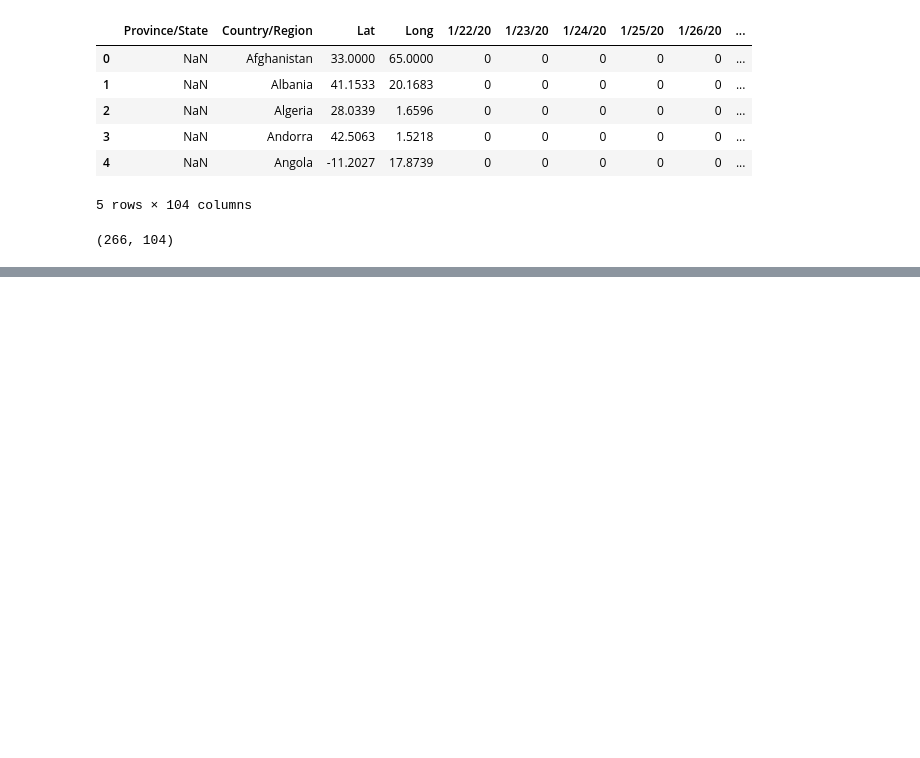
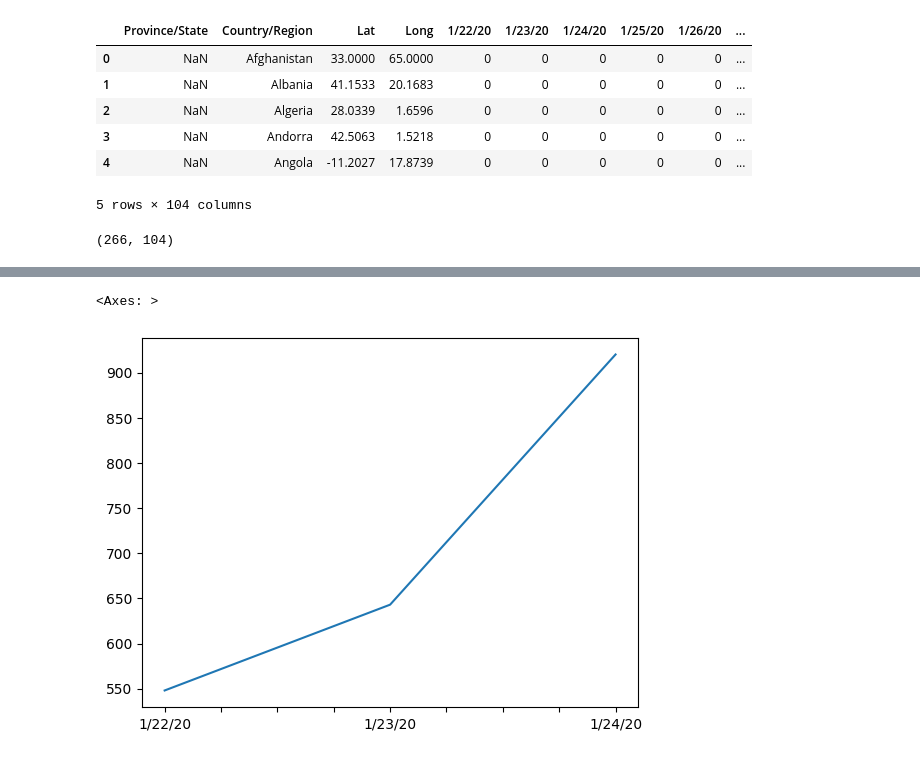
Before and after one commit to AswinAzikar/tutedude_assignments, a Jupyter notebook: Covid-19 Analysis.ipynb, the cells around one changed output, grey strips where cells are left out. Saved outputs shown, nothing was run; the diff lists cells and outputs as text; code cells hidden in the pictures; blank space fills up the shorter version.

```diff
--- a/Covid-19 Analysis.ipynb
+++ b/Covid-19 Analysis.ipynb
@@ -86,0 +88,5 @@ agg_df.isnull()
+# %%
+china_data[:3].plot()
+# %% [output]
+<Axes: >
+[figure, added]
```
Also changed, not shown: parts of 33 cells of this notebook.
